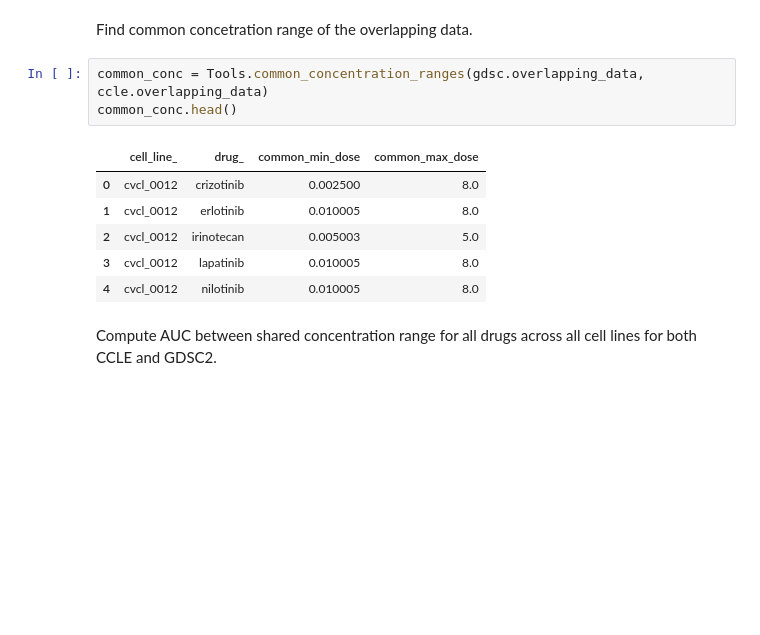
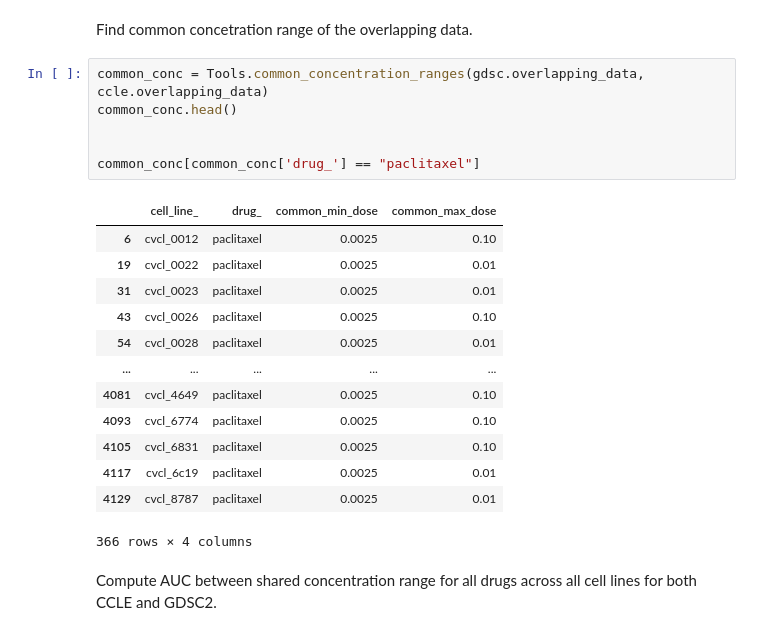
Before and after one commit to serhatbeyaz/pharmaco-analysis, a Jupyter notebook: Python scripts/data_analysis.ipynb, the cells around one changed output. Cells and saved outputs as stored; diff of their text form; blank space fills up the shorter version.

```diff
--- a/Python scripts/data_analysis.ipynb
+++ b/Python scripts/data_analysis.ipynb
@@ -67,13 +84,23 @@ Find common concetration range of the overlapping data.
 # %%
 common_conc = Tools.common_concentration_ranges(gdsc.overlapping_data, ccle.overlapping_data)
 common_conc.head()
+
+
+common_conc[common_conc['drug_'] == "paclitaxel"]
 # %% [output]
 |  | cell_line_ | drug_ | common_min_dose | common_max_dose |
-| 0 | cvcl_0012 | crizotinib | 0.002500 | 8.0 |
-| 1 | cvcl_0012 | erlotinib | 0.010005 | 8.0 |
-| 2 | cvcl_0012 | irinotecan | 0.005003 | 5.0 |
-| 3 | cvcl_0012 | lapatinib | 0.010005 | 8.0 |
-| 4 | cvcl_0012 | nilotinib | 0.010005 | 8.0 |
+| 6 | cvcl_0012 | paclitaxel | 0.0025 | 0.10 |
+| 19 | cvcl_0022 | paclitaxel | 0.0025 | 0.01 |
+| 31 | cvcl_0023 | paclitaxel | 0.0025 | 0.01 |
+| 43 | cvcl_0026 | paclitaxel | 0.0025 | 0.10 |
+| 54 | cvcl_0028 | paclitaxel | 0.0025 | 0.01 |
+| ... | ... | ... | ... | ... |
+| 4081 | cvcl_4649 | paclitaxel | 0.0025 | 0.10 |
+| 4093 | cvcl_6774 | paclitaxel | 0.0025 | 0.10 |
+| 4105 | cvcl_6831 | paclitaxel | 0.0025 | 0.10 |
+| 4117 | cvcl_6c19 | paclitaxel | 0.0025 | 0.01 |
+| 4129 | cvcl_8787 | paclitaxel | 0.0025 | 0.01 |
+366 rows × 4 columns
 # %% [markdown]
 Compute AUC between shared concentration range for all drugs across all cell lines for both CCLE and GDSC2.
 # %%
```
Also changed, not shown: parts of 43 cells of this notebook, 4 other files.
